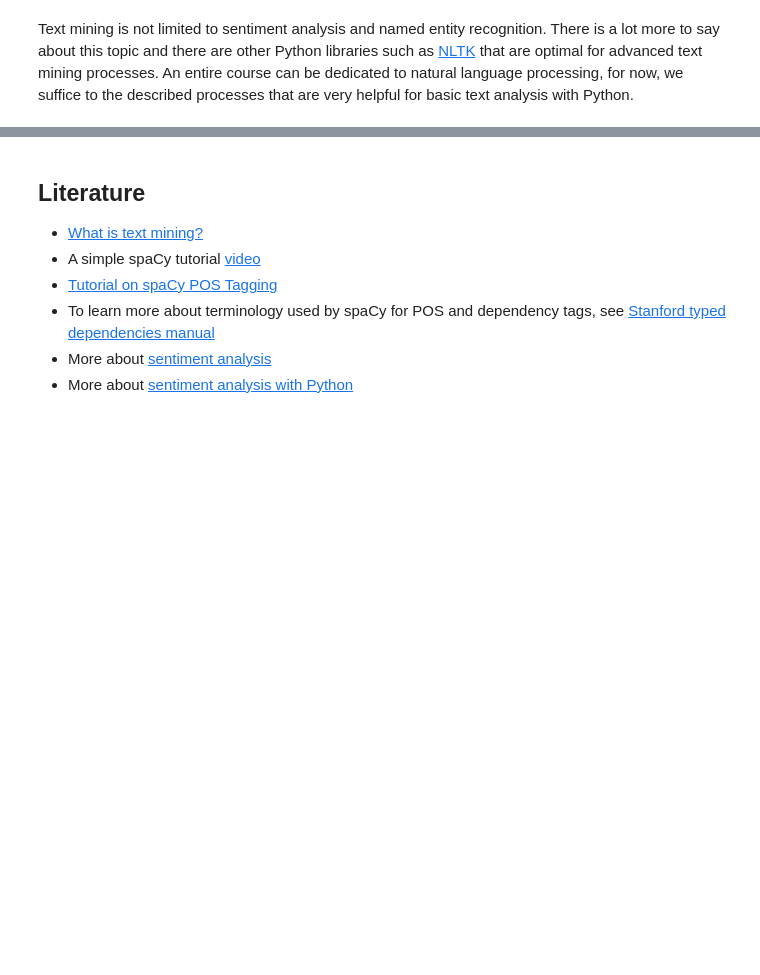
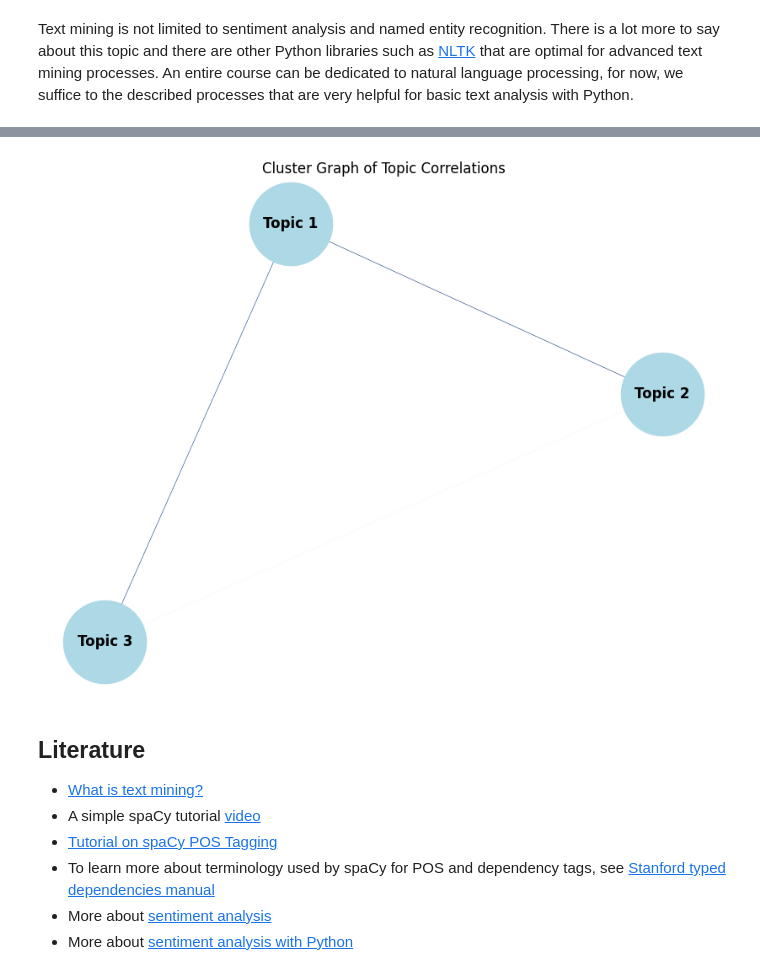
Before and after one commit to SepidehAlassi/digital_writing, a Jupyter notebook: content/text_analysis.ipynb, the cells around one changed output, grey strips where cells are left out. Saved outputs shown, nothing was run; the diff lists cells and outputs as text; code cells hidden in the pictures; blank space fills up the shorter version.

```diff
--- a/content/text_analysis.ipynb
+++ b/content/text_analysis.ipynb
@@ -542,0 +629,5 @@ The `Rating` values are between 1 and 5. Comparing the ratings to the `Polarity`
+# %%
+# Print the topics with top words and their probabilities
+num_words = 5  # Number of top words you want to display for each topic
+for i, topic in lda_model.show_topics(num_topics=num_topics, num_words=num_words, formatted=True):
+    print(f"Topic {i+1}: {topic}")
@@ -543,3 +658,33 @@ The `Rating` values are between 1 and 5. Comparing the ratings to the `Polarity`
+# %%
+import networkx as nx
+import matplotlib.pyplot as plt
+import numpy as np
+
+# Create a graph
+G = nx.Graph()
+
+# Add nodes
+for topic in topics:
+    G.add_node(topic)
+
+# Add edges with weights based on the correlation matrix
+for i in range(len(topics)):
+    for j in range(i + 1, len(topics)):
+        if correlation_matrix.iloc[i,j] > -42:  # Threshold to filter weak correlations
+            G.add_edge(topics[i], topics[j], weight=correlation_matrix.iloc[i,j])
+
+# Draw the graph with edge weights as thickness
+pos = nx.spring_layout(G, seed=42)  # Positioning the nodes
+edges = G.edges(data=True)
+weights = [edge[2]['weight'] for edge in edges]
+
+plt.figure(figsize=(8, 6))
+nx.draw(G, pos, with_labels=True, node_color='lightblue', font_weight='bold',
+        width=weights, edge_color=weights, edge_cmap=plt.cm.Blues, node_size=5000)
+plt.title("Cluster Graph of Topic Correlations")
+plt.show()
+# %% [output]
+[figure, added]
 # %% [markdown]
 ## Literature
 - [What is text mining?](https://www.linguamatics.com/what-text-mining-text-analytics-and-natural-language-processing)
```
Also changed, not shown: parts of 16 cells of this notebook, 1 other file.
